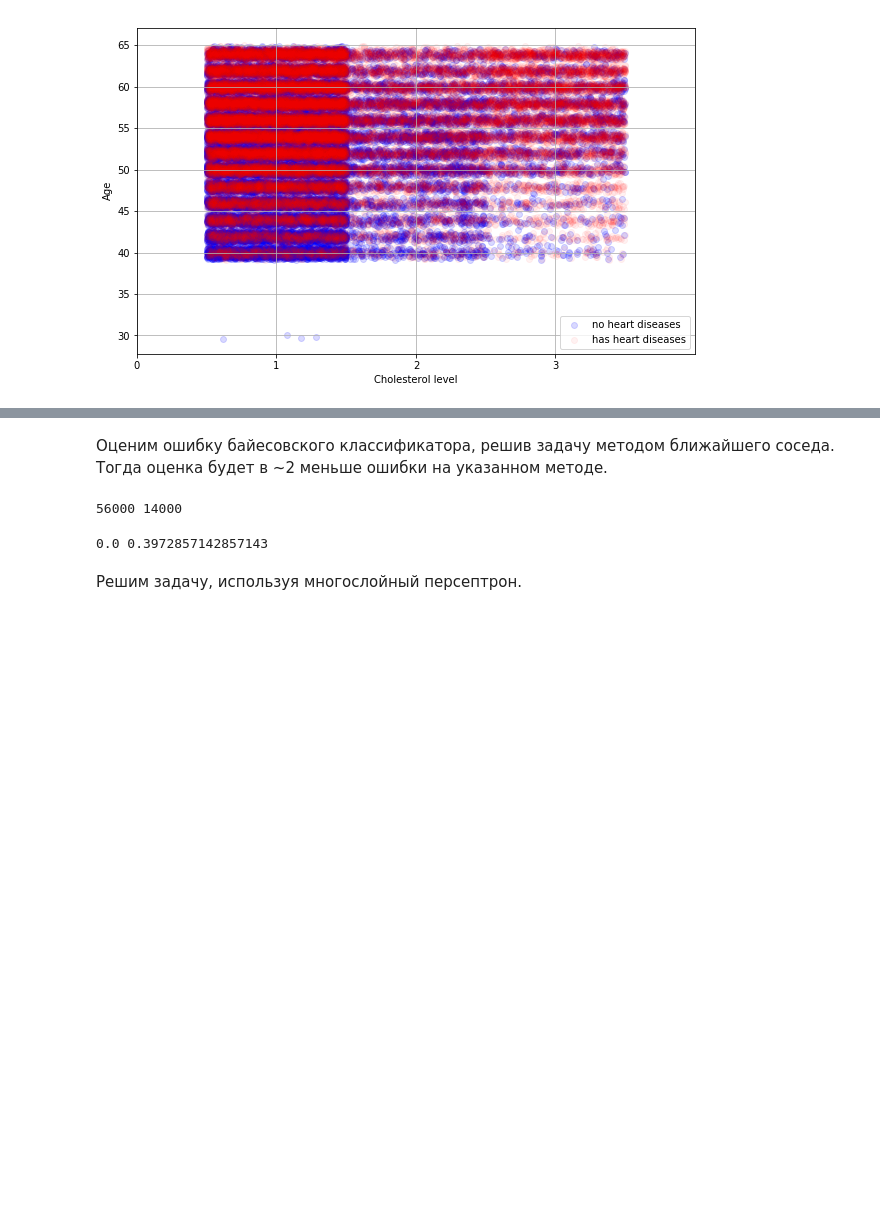
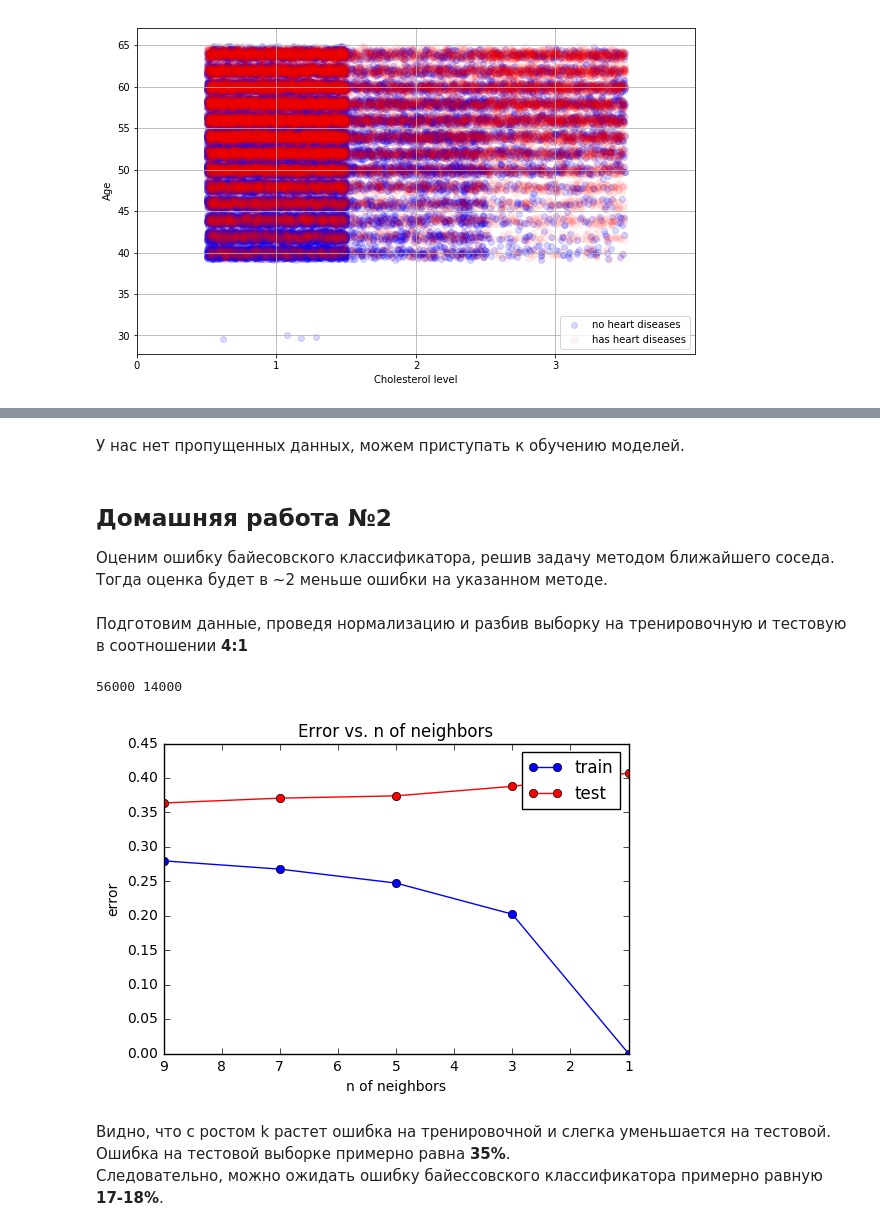
Before and after one commit to DanVev/ml_practice, a Jupyter notebook: data_overview.ipynb, the cells around one changed output, grey strips where cells are left out. Cells and saved outputs as stored; diff of their text form; code cells hidden in the pictures; blank space fills up the shorter version.

```diff
--- a/data_overview.ipynb
+++ b/data_overview.ipynb
@@ -176,12 +213,20 @@ plt.grid()
+# %% [markdown]
+У нас нет пропущенных данных, можем приступать к обучению моделей.
 # %% [markdown]
+## Домашняя работа №2
 Оценим ошибку байесовского классификатора, решив задачу методом ближайшего соседа.
 Тогда оценка будет в ~2 меньше ошибки на указанном методе.
 # %%
 X = data.drop('cardio', axis=1)
 y = data['cardio']
+# %% [markdown]
+Подготовим данные, проведя нормализацию и разбив выборку на тренировочную и тестовую в соотношении **4:1**
 # %%
 from sklearn.model_selection import train_test_split
-X_train, X_test, y_train, y_test = train_test_split(X, y, test_size = 0.2, random_state = 42)
+from sklearn import preprocessing
+X_scaled = preprocessing.scale(X)
+y_scaled = preprocessing.scale(y)
+X_train, X_test, y_train, y_test = train_test_split(X_scaled, y, test_size = 0.2, random_state = 42)
 
 N_train, _ = X_train.shape
 N_test,  _ = X_test.shape
@@ -191,19 +236,28 @@ print(N_train, N_test)
 56000 14000
 # %%
 from sklearn.neighbors import KNeighborsClassifier
+neighbors_list = list(range(1,10,2))
+train_err_list = []
+test_err_list = []
+for n_neighbors in neighbors_list:
+    knn = KNeighborsClassifier(n_neighbors = n_neighbors)
+    knn.fit(X_train, y_train)
 
-knn = KNeighborsClassifier(n_neighbors = 1)
-#knn.set_params(n_neighbors=10)
-knn.fit(X_train, y_train)
+    y_train_predict = knn.predict(X_train)
+    y_test_predict = knn.predict(X_test)
 
-y_train_predict = knn.predict(X_train)
-y_test_predict = knn.predict(X_test)
+    err_train = np.mean(y_train != y_train_predict)
+    err_test  = np.mean(y_test  != y_test_predict)
+    train_err_list.append(err_train)
+    test_err_list.append(err_test)
 
-err_train = np.mean(y_train != y_train_predict)
-err_test  = np.mean(y_test  != y_test_predict)
-
-print(err_train, err_test)
+plt.plot(neighbors_list, train_err_list, 'b-o', label = 'train')
+plt.plot(neighbors_list, test_err_list, 'r-o', label = 'test')
+plt.xlim([np.max(neighbors_list), np.min(neighbors_list)])
+plt.title('Error vs. n of neighbors')
+plt.xlabel('n of neighbors')
+plt.ylabel('error')
+plt.legend()
+pass
 # %% [output]
-0.0 0.3972857142857143
+[figure, added]
-# %% [markdown]
-Решим задачу, используя многослойный персептрон.
@@ -222,0 +264,4 @@ print(err_train, err_test)
+# %% [markdown]
+Видно, что с ростом k растет ошибка на тренировочной и слегка уменьшается на тестовой.
+Ошибка на тестовой выборке примерно равна **35%**.
+Следовательно, можно ожидать ошибку байессовского классификатора примерно равную **17-18%**.
```
Also changed, not shown: parts of 23 cells of this notebook.
